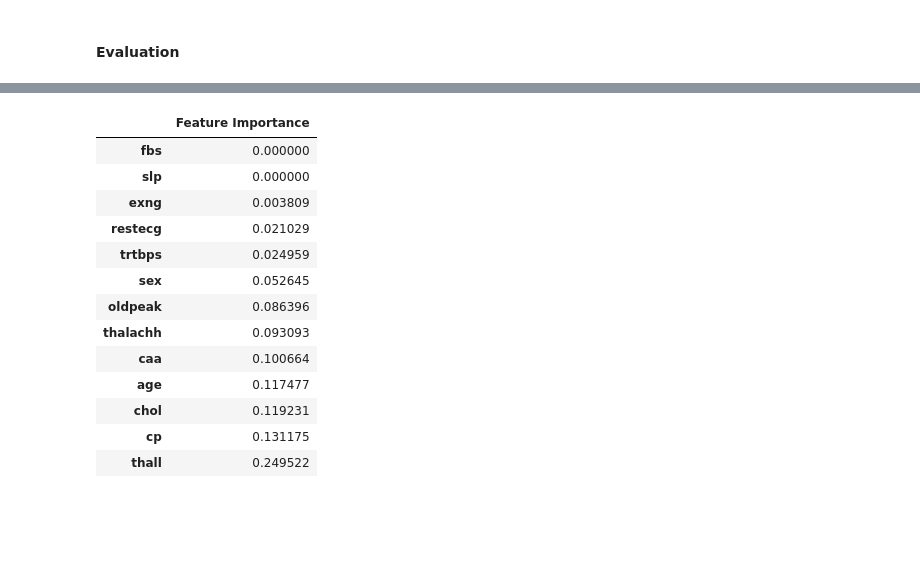
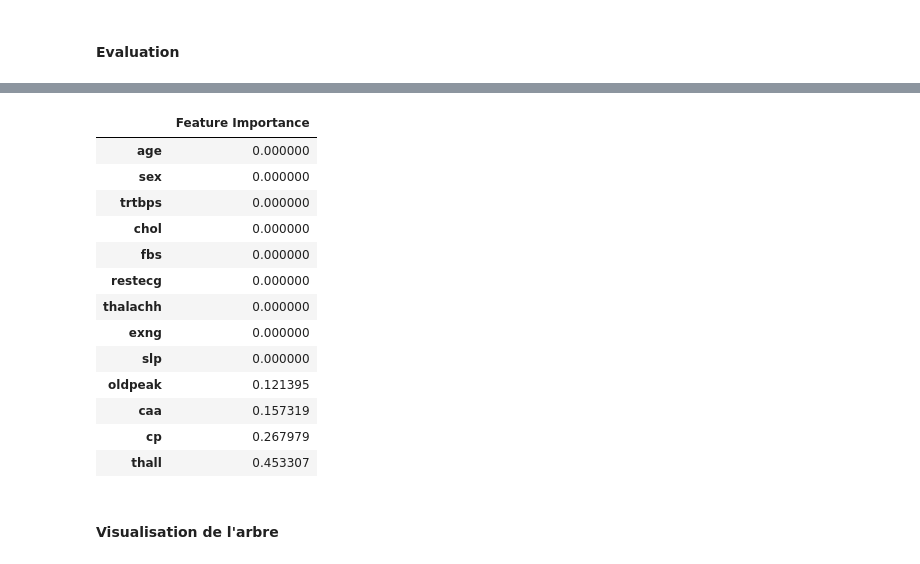
Before and after one commit to jflorescuba/Machine_learning, a Jupyter notebook: Arbres/Proj_Heart_Attack/HAttack.ipynb, the cells around one changed output, grey strips where cells are left out. Saved outputs shown, nothing was run; the diff lists cells and outputs as text; code cells hidden in the pictures; blank space fills up the shorter version.

```diff
--- a/Arbres/Proj_Heart_Attack/HAttack.ipynb
+++ b/Arbres/Proj_Heart_Attack/HAttack.ipynb
@@ -210,6 +210,9 @@ for element in h:
 # %%
 from sklearn.tree import DecisionTreeClassifier
 # %%
-model = DecisionTreeClassifier(random_state = 100)
-model.fit(X_train, y_train)
+modelA = DecisionTreeClassifier(criterion = 'entropy',
+                               max_depth= 6,
+                                max_leaf_nodes = 6,
+                                random_state = 100)
+modelA.fit(X_train, y_train)
 # %% [output]
@@ -250,20 +254,22 @@ weighted avg       0.75      0.74      0.74        61
 # %%
 #model.feature_importances_
 pd.DataFrame(index=X.columns,
-             data=model.feature_importances_,
+             data=modelA.feature_importances_,
              columns= ['Feature Importance']).sort_values(['Feature Importance'])
 # %% [output]
 |  | Feature Importance |
+| age | 0.000000 |
+| sex | 0.000000 |
+| trtbps | 0.000000 |
+| chol | 0.000000 |
 | fbs | 0.000000 |
+| restecg | 0.000000 |
+| thalachh | 0.000000 |
+| exng | 0.000000 |
 | slp | 0.000000 |
-| exng | 0.003809 |
-| restecg | 0.021029 |
-| trtbps | 0.024959 |
-| sex | 0.052645 |
-| oldpeak | 0.086396 |
-| thalachh | 0.093093 |
-| caa | 0.100664 |
-| age | 0.117477 |
-| chol | 0.119231 |
-| cp | 0.131175 |
-| thall | 0.249522 |
+| oldpeak | 0.121395 |
+| caa | 0.157319 |
+| cp | 0.267979 |
+| thall | 0.453307 |
+# %% [markdown]
+#### Visualisation de l'arbre
```
Also changed, not shown: parts of 21 cells of this notebook.
